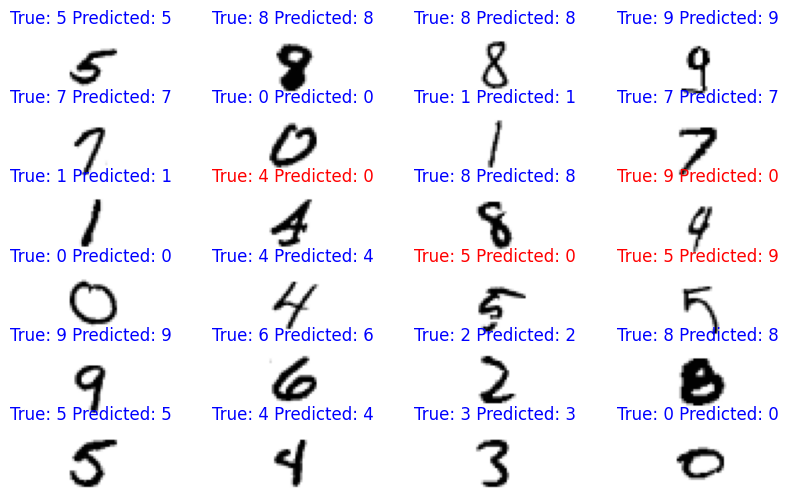
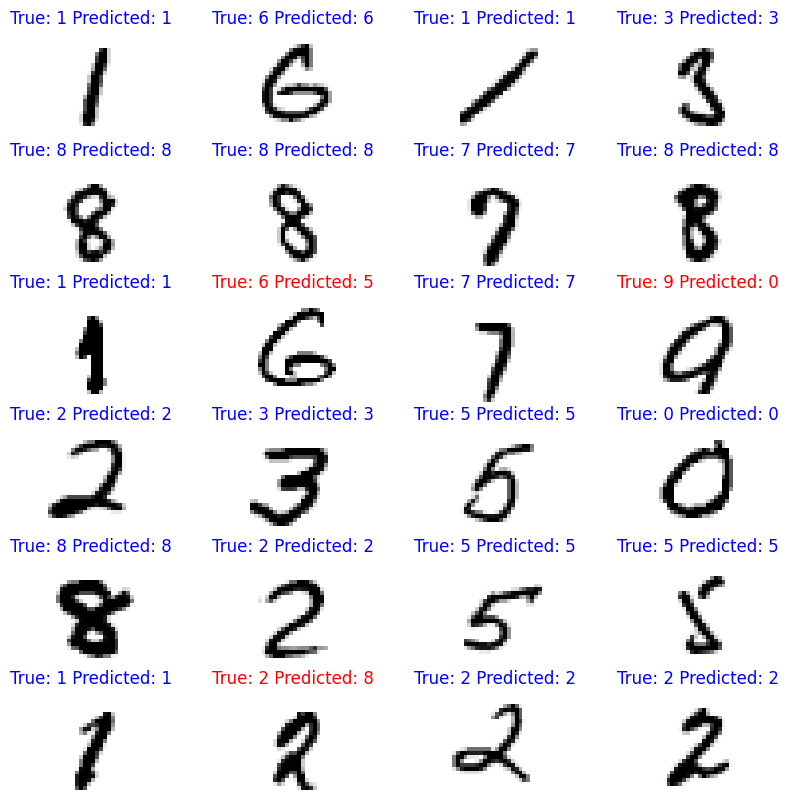
Unified diff of the notebook cell whose output changed from the first chart to the second:
--- before
+++ after
@@ -2,6 +2,6 @@
 
 y_pred = neural_net.predict(X_test)
-y_pred = np.where(y_pred > 0.5, 1, 0)
-print(f"Accuracy: {accuracy_score(y_pred, y_test)}")
+y_pred_accuracy = np.where(y_pred > 0.5, 1, 0)
+print(f"Accuracy: {accuracy_score(y_pred_accuracy, y_test)}")
 
 def display_num(ax, X, i, true, pred):
@@ -14,6 +14,5 @@
 cols = 4
 
-fig, axs = plt.subplots(rows, cols, figsize=(10, 6))
-
+fig, axs = plt.subplots(rows, cols, figsize=(10, 10))
 
 for i in range(24):
@@ -23,4 +22,10 @@
     # Select the correct subplot axis
     ax = axs[current_row, current_col]
-    display_num(ax, X_test, i+100, y_test.argmax(axis=1)[i+100], y_pred.argmax(axis=1)[i+100])
-    #print(f"Prediction: {y_pred.argmax(axis=1)[i]}")
+    display_num(ax, X_test, i+300, y_test.argmax(axis=1)[i+300], y_pred.argmax(axis=1)[i+300])
+plt.show()
+plt.title("Model Confidence on My Own Drawing of a Three")
+plt.ylabel("Model Confidence (%)")
+plt.bar(np.arange(10), 100*y_pred[11+100].flatten())
+plt.xticks(np.arange(10))
+plt.show()
+print(f"Prediction: {y_pred[11+100]}")

Commit: feat: Adam optimizer, scheduling, dropout